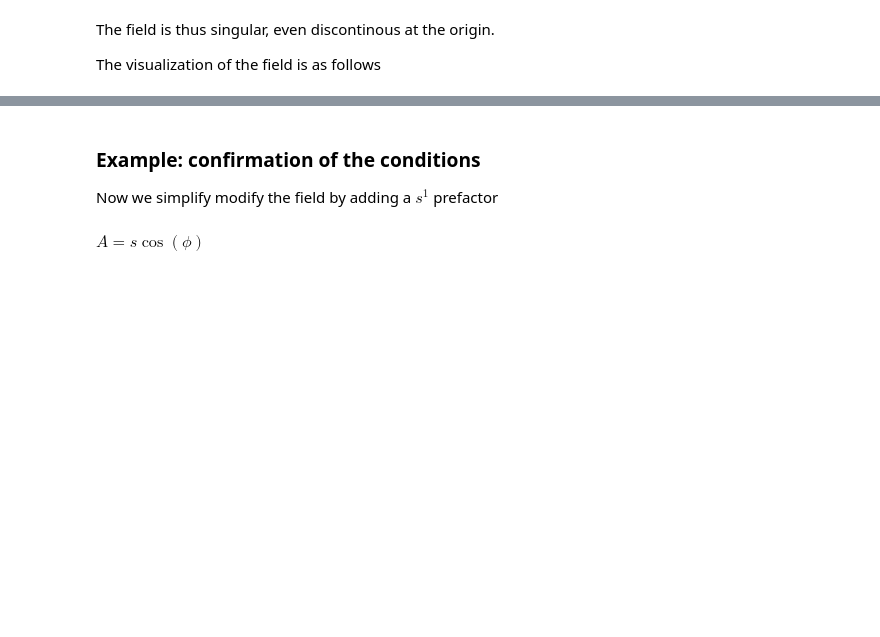
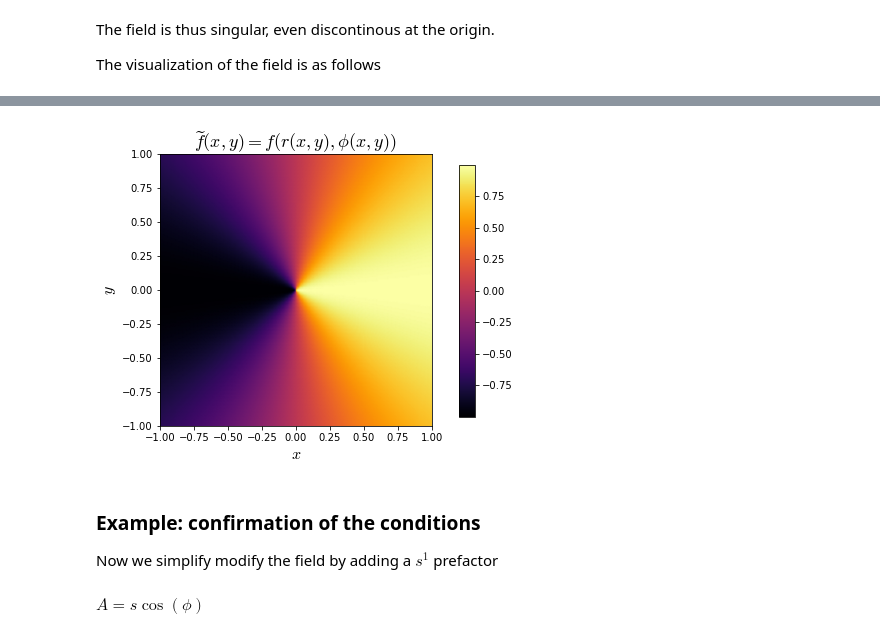
Before and after one commit to GentleMin/PlesioGeostroPy, a Jupyter notebook: demos/Demo_Regularity.ipynb, the cells around one changed output, grey strips where cells are left out. Drawn from its saved outputs; the diff is of its cells as text; code cells hidden in the pictures; blank space fills up the shorter version.

```diff
--- a/demos/Demo_Regularity.ipynb
+++ b/demos/Demo_Regularity.ipynb
@@ -82,3 +124,34 @@ plt.show()
+# %%
+A_fields = [sp.lambdify((s, p), A_val), ]
+
+fig, axes = plt.subplots(nrows=1, ncols=len(A_fields), figsize=(5.5, 5))
+axes = np.atleast_1d(axes)
+X_mesh, Y_mesh, S_mesh, P_mesh = plottings.polar_mesh(shape='Cartesian', num=200)
+
+A_field_vals = [A_tmp(S_mesh, P_mesh) for A_tmp in A_fields]
+vmin = min([np.real(A_tmp_val).min() for A_tmp_val in A_field_vals])
+vmax = max([np.real(A_tmp_val).max() for A_tmp_val in A_field_vals])
+plot_kw = {'shading': 'gouraud', 'vmin': vmin, 'vmax': vmax, 'cmap': 'inferno'}
+
+for i_f, ax in enumerate(axes):
+    im = ax.pcolormesh(X_mesh, Y_mesh, np.real(A_field_vals[i_f]), **plot_kw)
+    ax.set_aspect('equal', 'box')
+ax.set_title(r'$\widetilde{f}(x,y) = f(r(x,y), \phi(x,y))$', fontsize=18)
+ax.set_xlabel('$x$', fontsize=16)
+ax.set_ylabel('$y$', fontsize=16)
+
+fig.subplots_adjust(right=0.85)
+cbar_ax = fig.add_axes([0.9, 0.15, 0.04, 0.7])
+fig.colorbar(im, cax=cbar_ax)
+
+save_name = '../out/imgs/Singularity_scalar__cosp__xy_vertbar'
+# save_name = None
+if save_name is not None:
+    plt.savefig(save_name + '.png', dpi=150, bbox_inches='tight')
+    plt.savefig(save_name + '.pdf', bbox_inches='tight')
+plt.show()
+# %% [output]
+[figure, added]
 # %% [markdown]
 ### Example: confirmation of the conditions
 
```
Also changed, not shown: parts of 28 cells of this notebook, 4 other files.
